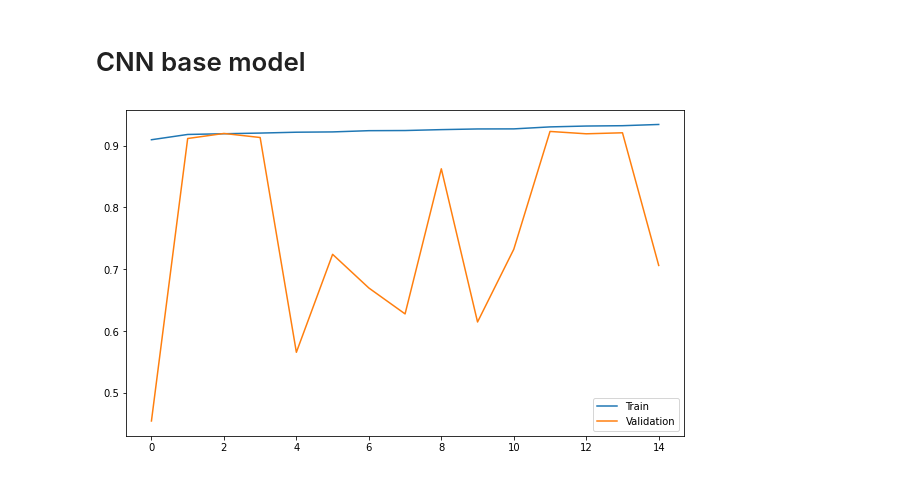
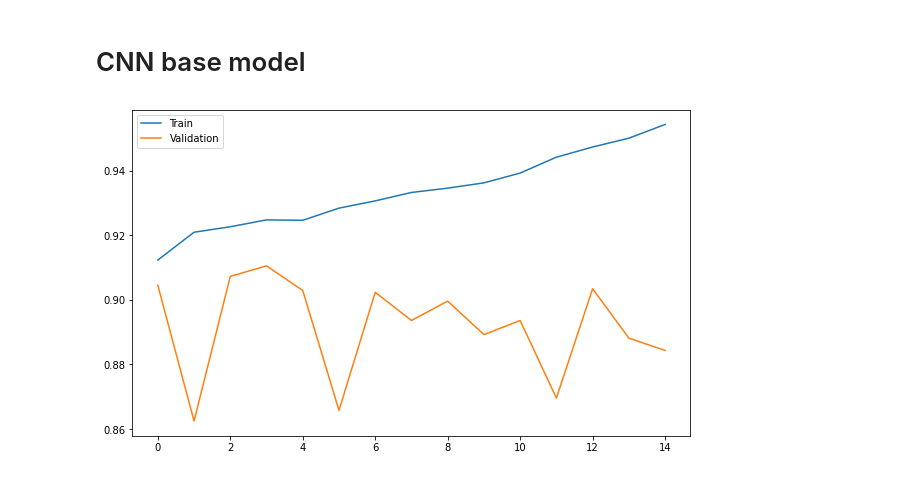
Before and after one commit to olagrasli/DataMiningProject, a Jupyter notebook: 4. model based on age band.ipynb, the cells around one changed output. Cells and saved outputs as stored; diff of their text form; code cells hidden in the pictures.

```diff
--- a/4. model based on age band.ipynb
+++ b/4. model based on age band.ipynb
@@ -163,9 +163,6 @@ def define_model():
     clicks_cnn.add(Conv1D(64, kernel_size=2, activation='relu'))
     clicks_cnn.add(layers.BatchNormalization())
     clicks_cnn.add(AveragePooling1D(2))
-    clicks_cnn.add(Conv1D(128, kernel_size=2, activation='relu'))
-    clicks_cnn.add(layers.BatchNormalization())
-    clicks_cnn.add(AveragePooling1D(2))
     clicks_cnn.add(Flatten())
     clicks_cnn.add(Dense(128,  activation='relu'))
     clicks_cnn.add(Dense(64,  activation='relu'))
@@ -178,12 +175,12 @@ def define_model():
 # %%
 from tensorflow.keras.callbacks import ModelCheckpoint
 
-path1 = 'best_model_1.h5'
+path1 = 'model/age_model_1.h5'
 callbacks = ModelCheckpoint(path1, save_best_only=True, save_weights_only=True, mode='max', monitor='val_accuracy', verbose=0)
 
 model1 = define_model()
 hist = model1.fit(x1, y1, validation_split=0.1, epochs=15, batch_size=32, verbose=0, callbacks=[callbacks])
 visualize_loss(hist)
 # %% [output]
-[figure, old version]
+[figure, new version]
 # %%
```
Also changed, not shown: parts of 13 cells of this notebook, 31 other files.
